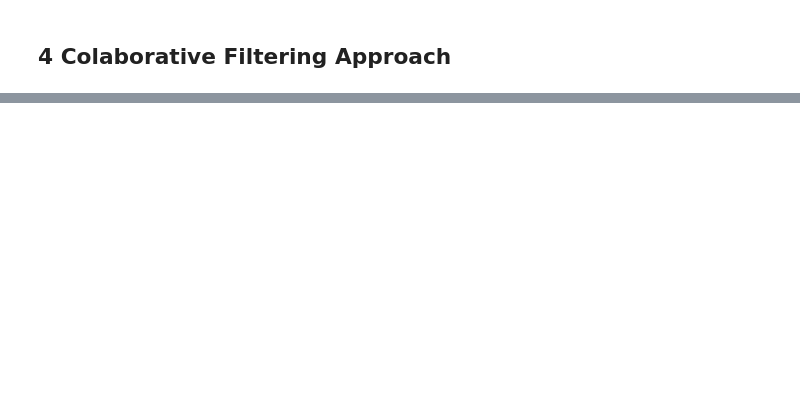
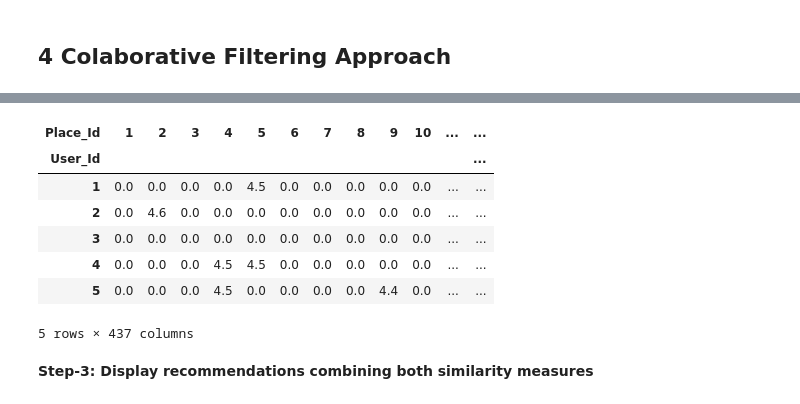
Before and after one commit to LingAdeu/hybrid-recommendation-system, a Jupyter notebook: notebook/ContentFiltering.ipynb, the cells around one changed output, grey strips where cells are left out. Cells and saved outputs as stored; diff of their text form; code cells hidden in the pictures; blank space fills up the shorter version.

```diff
--- a/notebook/ContentFiltering.ipynb
+++ b/notebook/ContentFiltering.ipynb
@@ -480,0 +536,16 @@ display(recommended_places[['Place_Name', 'Description', 'Category', 'City', 'Pr
+# %%
+# collaborative filtering
+user_item_matrix = merged_df2.pivot(index='User_Id', columns='Place_Id', values='Rating').fillna(0)
+display(user_item_matrix.head())
+collab_sim = cosine_similarity(user_item_matrix)
+# %% [output]
+| Place_Id | 1 | 2 | 3 | 4 | 5 | 6 | 7 | 8 | 9 | 10 | ... | ... |
+| User_Id |  |  |  |  |  |  |  |  |  |  |  | ... |
+| 1 | 0.0 | 0.0 | 0.0 | 0.0 | 4.5 | 0.0 | 0.0 | 0.0 | 0.0 | 0.0 | ... | ... |
+| 2 | 0.0 | 4.6 | 0.0 | 0.0 | 0.0 | 0.0 | 0.0 | 0.0 | 0.0 | 0.0 | ... | ... |
+| 3 | 0.0 | 0.0 | 0.0 | 0.0 | 0.0 | 0.0 | 0.0 | 0.0 | 0.0 | 0.0 | ... | ... |
+| 4 | 0.0 | 0.0 | 0.0 | 4.5 | 4.5 | 0.0 | 0.0 | 0.0 | 0.0 | 0.0 | ... | ... |
+| 5 | 0.0 | 0.0 | 0.0 | 4.5 | 0.0 | 0.0 | 0.0 | 0.0 | 4.4 | 0.0 | ... | ... |
+5 rows × 437 columns
+# %% [markdown]
+**Step-3: Display recommendations combining both similarity measures**
```
Also changed, not shown: parts of 64 cells of this notebook, 3 other files.
